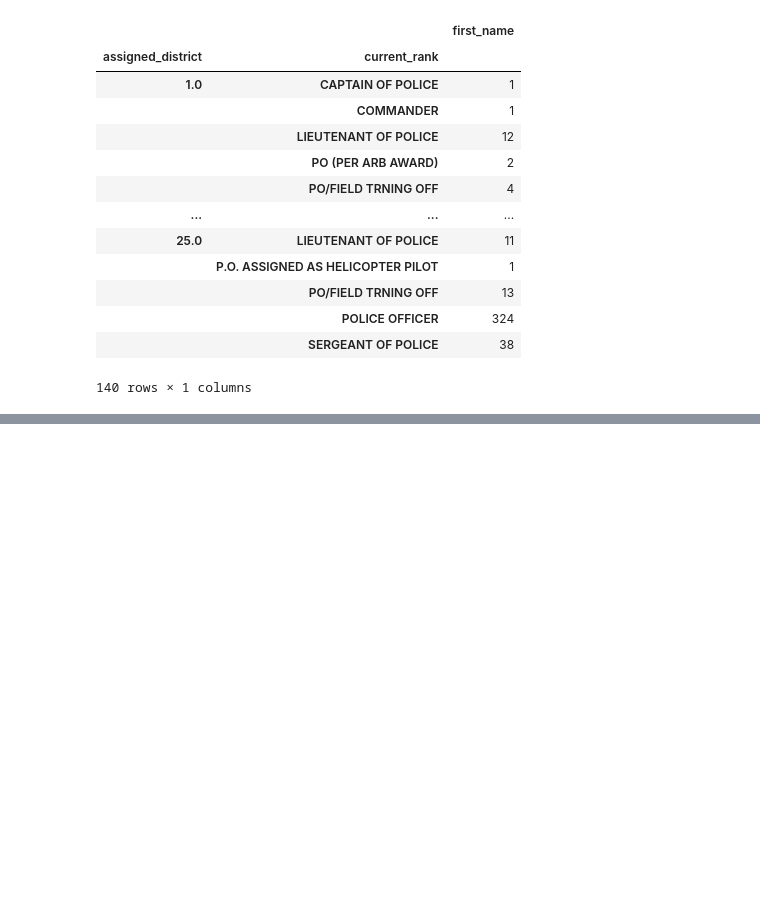
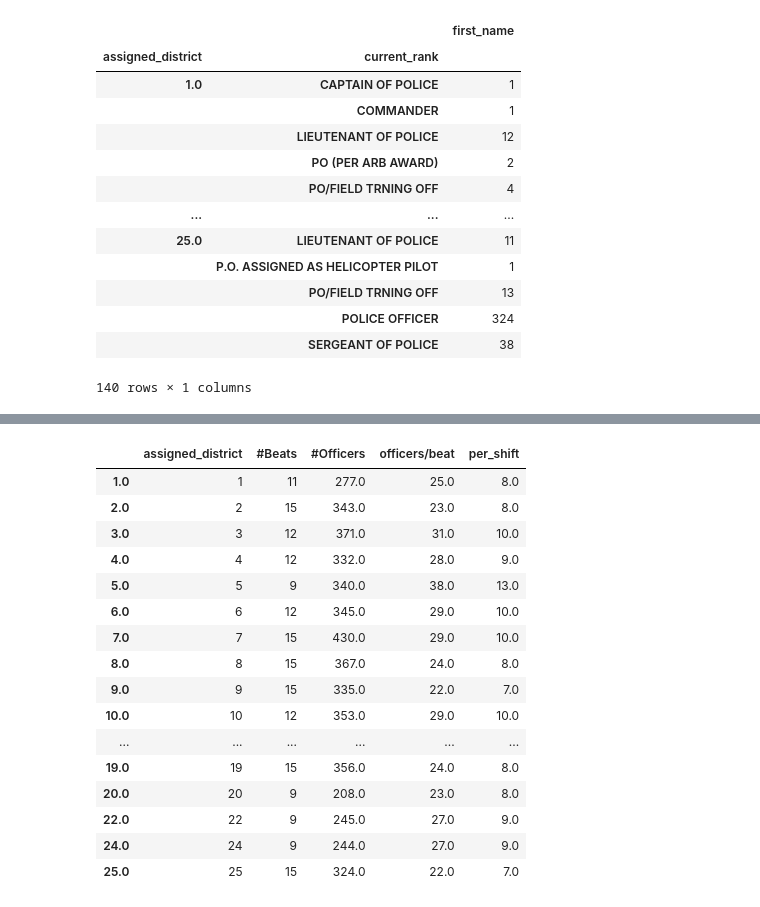
Before and after one commit to callieclark/response-time-project, a Jupyter notebook: Police_Beats_Assignments.ipynb, the cells around one changed output, grey strips where cells are left out. Saved outputs shown, nothing was run; the diff lists cells and outputs as text; code cells hidden in the pictures; blank space fills up the shorter version.

```diff
--- a/Police_Beats_Assignments.ipynb
+++ b/Police_Beats_Assignments.ipynb
@@ -127,5 +143,25 @@ beat_staffing.dropna(inplace=True)
 beat_staffing['officers/beat']=round(beat_staffing['#Officers']/beat_staffing['#Beats'])
 # %%
 beat_staffing['per_shift']=round(beat_staffing['officers/beat']/3)
+# %%
+beat_staffing
+# %% [output]
+|  | assigned_district | #Beats | #Officers | officers/beat | per_shift |
+| 1.0 | 1 | 11 | 277.0 | 25.0 | 8.0 |
+| 2.0 | 2 | 15 | 343.0 | 23.0 | 8.0 |
+| 3.0 | 3 | 12 | 371.0 | 31.0 | 10.0 |
+| 4.0 | 4 | 12 | 332.0 | 28.0 | 9.0 |
+| 5.0 | 5 | 9 | 340.0 | 38.0 | 13.0 |
+| 6.0 | 6 | 12 | 345.0 | 29.0 | 10.0 |
+| 7.0 | 7 | 15 | 430.0 | 29.0 | 10.0 |
+| 8.0 | 8 | 15 | 367.0 | 24.0 | 8.0 |
+| 9.0 | 9 | 15 | 335.0 | 22.0 | 7.0 |
+| 10.0 | 10 | 12 | 353.0 | 29.0 | 10.0 |
+| ... | ... | ... | ... | ... | ... |
+| 19.0 | 19 | 15 | 356.0 | 24.0 | 8.0 |
+| 20.0 | 20 | 9 | 208.0 | 23.0 | 8.0 |
+| 22.0 | 22 | 9 | 245.0 | 27.0 | 9.0 |
+| 24.0 | 24 | 9 | 244.0 | 27.0 | 9.0 |
+| 25.0 | 25 | 15 | 324.0 | 22.0 | 7.0 |
 # %%
 beat_staffing.to_csv('Simulation_Data/PoliceBeat_staffing.csv')
```
Also changed, not shown: parts of 1 cell of this notebook, 16 other files.
